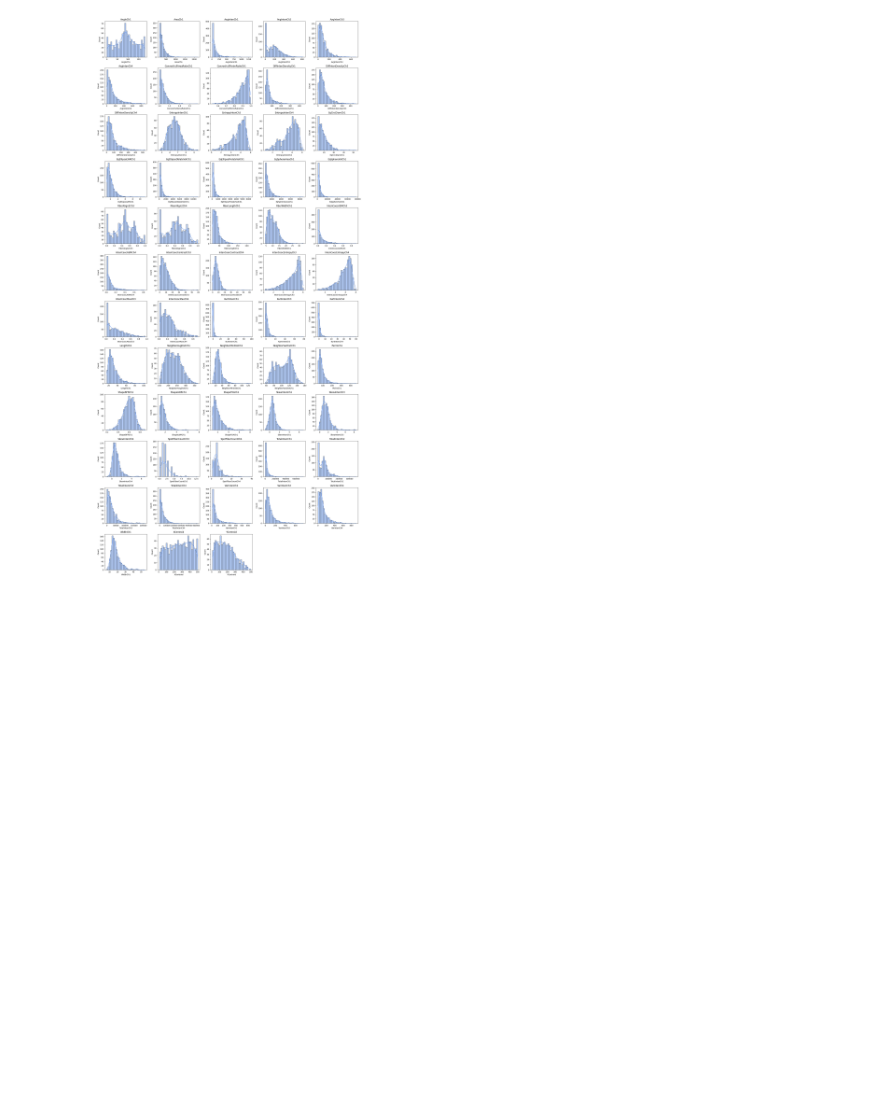
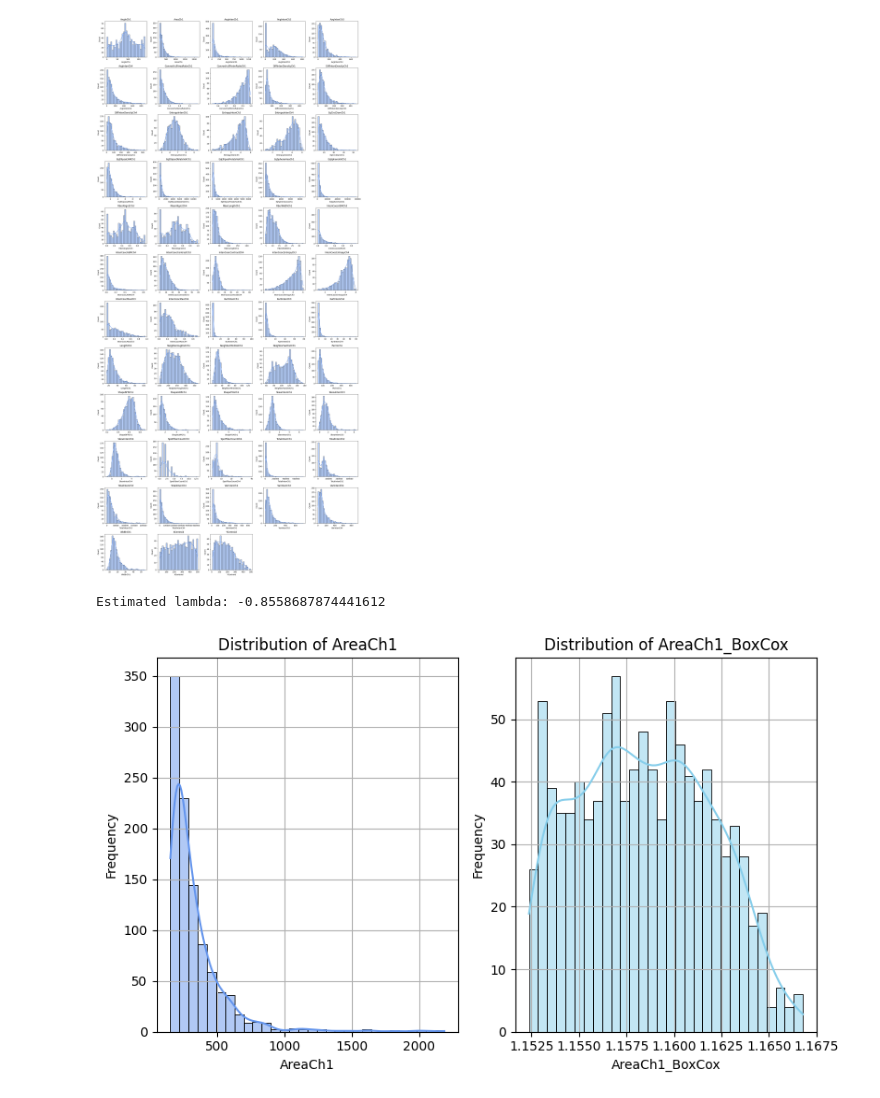
Before and after one commit to ZlataSparrow/Applied-Predictive-Modeling, a Jupyter notebook: notebook/APM notebook1.ipynb, the cells around one changed output. Drawn from its saved outputs; the diff is of its cells as text; code cells hidden in the pictures; blank space fills up the shorter version.

Commit message:
plot3

```diff
--- a/notebook/APM notebook1.ipynb
+++ b/notebook/APM notebook1.ipynb
@@ -141,3 +141,43 @@ plt.show()
 #    plt.grid(True)
 #    plt.tight_layout()
 #    plt.show()
+# %%
+# making skewed data more normal-shaped (symmetric like a bell curve)
+
+from scipy.stats import boxcox
+
+#col_data = seg_data["AreaCh1"]
+
+# box-Cox transformation (only for values > 0)
+transformed_data, fitted_lambda = boxcox(seg_data["AreaCh1"])
+
+# Add transformed data as new column
+seg_data["AreaCh1_BoxCox"] = transformed_data
+
+# Show lambda (similar to caret's summary)
+print(f"Estimated lambda: {fitted_lambda}")
+# %% [output]
+Estimated lambda: -0.8558687874441612
+# %%
+cols = ['AreaCh1', 'AreaCh1_BoxCox']
+
+plt.figure(figsize=(8, 5))
+
+plt.subplot(1, 2, 1)
+sns.histplot(seg_data[cols[0]], bins=30, kde=True, color='cornflowerblue')
+plt.title(f'Distribution of {cols[0]}')
+plt.xlabel(cols[0])
+plt.ylabel('Frequency')
+plt.grid(True)
+
+plt.subplot(1, 2, 2)
+sns.histplot(seg_data[cols[1]], bins=30, kde=True, color='skyblue')
+plt.title(f'Distribution of {cols[1]}')
+plt.xlabel(cols[1])
+plt.ylabel('Frequency')
+plt.grid(True)
+
+plt.tight_layout()
+plt.show()
+# %% [output]
+[figure, added]
```
